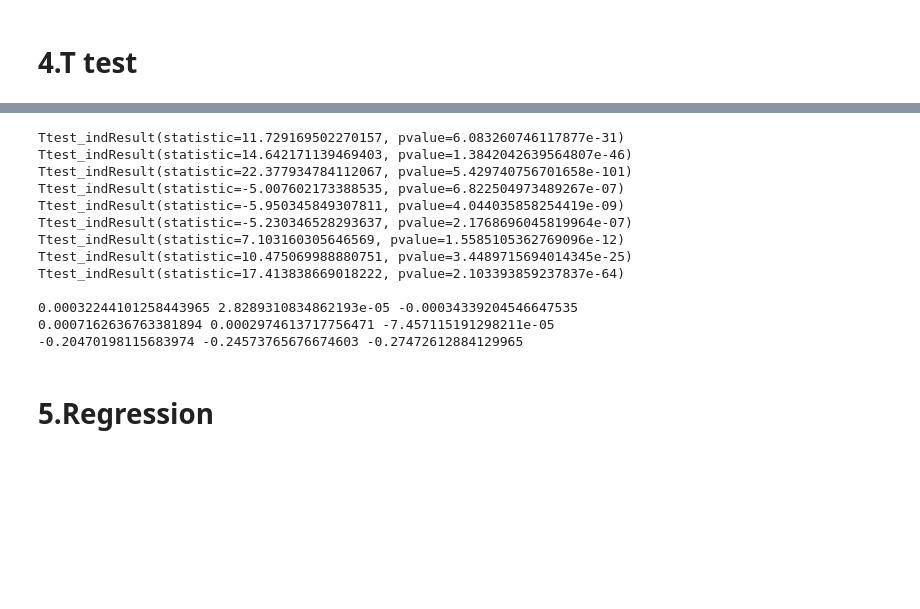
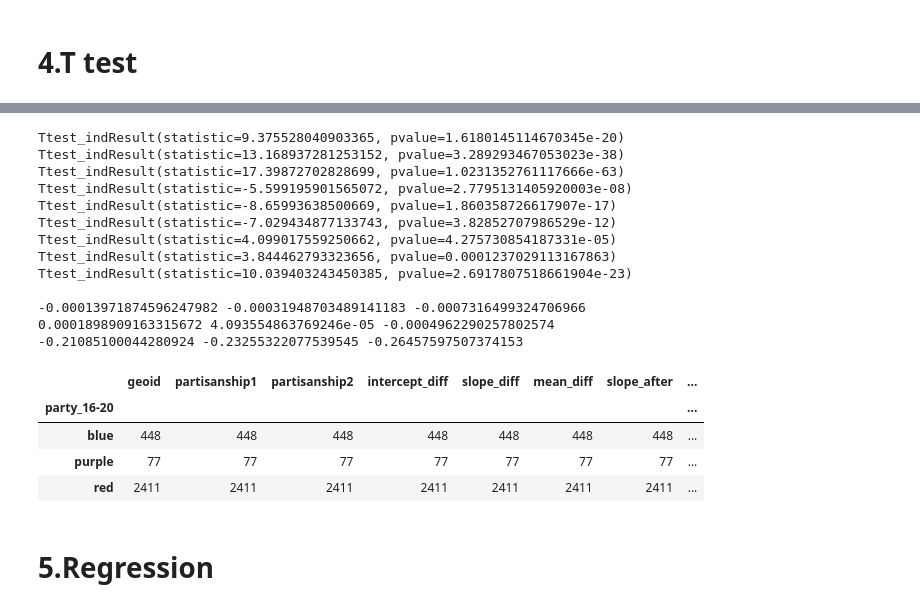
Before and after one commit to taoZurichLoaf/PartisanshipMobility, a Jupyter notebook: structural_break_analysis/StructuralBreak_County_GIScience2023.ipynb, the cells around one changed output, grey strips where cells are left out. Saved outputs shown, nothing was run; the diff lists cells and outputs as text; code cells hidden in the pictures; blank space fills up the shorter version.

```diff
--- a/structural_break_analysis/StructuralBreak_County_GIScience2023.ipynb
+++ b/structural_break_analysis/StructuralBreak_County_GIScience2023.ipynb
@@ -227,12 +265,19 @@ for item in np.array(county_break1):
     date = list(range(0, n))
     dates = np.array(date).reshape((-1,1))
 
+    # # scaled_flows as list
+    # y = df_tmp['scaled_flows'].tolist()
+    # total_before = np.array(y[0:int(item[1])]) # date before break point
+    # total_after = np.array(y[int(item[1]):n]) # date after break point
+    # date_before = np.array(list(range(0,int(item[1])))).reshape((-1, 1)) # flows before break point
+    # date_after = np.array(list(range(int(item[1]),n))).reshape((-1, 1)) # flows after break point
+
     # scaled_flows as list
     y = df_tmp['scaled_flows'].tolist()
-    total_before = np.array(y[0:int(item[1])]) # date before break point
-    total_after = np.array(y[int(item[1]):n]) # date after break point
-    date_before = np.array(list(range(0,int(item[1])))).reshape((-1, 1)) # flows before break point
-    date_after = np.array(list(range(int(item[1]),n))).reshape((-1, 1)) # flows after break point
+    total_before = np.array(y[2:45]) # date before break point
+    total_after = np.array(y[44:87]) # date after break point
+    date_before = np.array(list(range(2,45))).reshape((-1, 1)) # flows before break point
+    date_after = np.array(list(range(44,87))).reshape((-1, 1)) # flows after break point
 
     # linear regression
     model = LinearRegression().fit(dates, y) # entire data
@@ -245,9 +290,10 @@ for item in np.array(county_break1):
     # mean travel volume difference
     mean_diff = total_after.mean() - total_before.mean()
     # append to the list result
-    result.append([int(item[0]), df_tmp.partisanship.tolist()[0], float(intercept_diff), float(slope_diff), float(mean_diff), model_after.coef_[0], model_before.coef_[0]])
+    result.append([int(item[0]), df_tmp['party_16-20'].tolist()[0], df_tmp['partisanship'].tolist()[0], float(intercept_diff), float(slope_diff), float(mean_diff), model_after.coef_[0], model_before.coef_[0]])
 
-result = pd.DataFrame(result, columns = ['geoid', 'partisanship', 'intercept_diff', 'slope_diff', 'mean_diff', 'slope_after', 'slope_before'])
+result = pd.DataFrame(result, columns = ['geoid', 'partisanship1', 'partisanship2', 'intercept_diff',
+                                         'slope_diff', 'mean_diff', 'slope_after', 'slope_before'])
 # %% [markdown]
 ## visualization
 # %%
@@ -395,8 +423,15 @@ t_test(df, parameter='slope_after', parti1= 0, parti2 = 0, name1='Democratic', n
+# %%
+
+parti = c2020.drop_duplicates(subset=['geoid'])[['geoid', 'party_00-20',
+                                                  'party_04-20', 'party_08-20',
+                                                  'party_12-20', 'party_16-20']]
+result = pd.merge(result, parti, left_on = 'geoid', right_on = 'geoid')
 # %%
 import scipy
-red_df = result.loc[result.partisanship < -0.15]
-purple_df = result.loc[result.partisanship.abs() < 0.15]
-blue_df = result.loc[result.partisanship > 0.15]
+
+red_df = result.loc[result['party_00-20'] == 'red']
+purple_df = result.loc[result['party_00-20'] == 'purple']
+blue_df = result.loc[result['party_00-20'] == 'blue']
 
 print(scipy.stats.ttest_ind(red_df.slope_before, blue_df.slope_before))
 print(scipy.stats.ttest_ind(red_df.slope_after, blue_df.slope_after))
@@ -412,19 +447,27 @@ print(red_df.slope_before.mean(), purple_df.slope_before.mean(), blue_df.slope_b
 print(red_df.slope_after.mean(), purple_df.slope_after.mean(), blue_df.slope_after.mean())
 print(red_df.mean_diff.mean(), purple_df.mean_diff.mean(), blue_df.mean_diff.mean())
 # %% [output]
-Ttest_indResult(statistic=11.729169502270157, pvalue=6.083260746117877e-31)
-Ttest_indResult(statistic=14.642171139469403, pvalue=1.3842042639564807e-46)
-Ttest_indResult(statistic=22.377934784112067, pvalue=5.429740756701658e-101)
-Ttest_indResult(statistic=-5.007602173388535, pvalue=6.822504973489267e-07)
-Ttest_indResult(statistic=-5.950345849307811, pvalue=4.044035858254419e-09)
-Ttest_indResult(statistic=-5.230346528293637, pvalue=2.1768696045819964e-07)
-Ttest_indResult(statistic=7.103160305646569, pvalue=1.5585105362769096e-12)
-Ttest_indResult(statistic=10.475069988880751, pvalue=3.4489715694014345e-25)
-Ttest_indResult(statistic=17.413838669018222, pvalue=2.103393859237837e-64)
+Ttest_indResult(statistic=9.375528040903365, pvalue=1.6180145114670345e-20)
+Ttest_indResult(statistic=13.168937281253152, pvalue=3.289293467053023e-38)
+Ttest_indResult(statistic=17.39872702828699, pvalue=1.0231352761117666e-63)
+Ttest_indResult(statistic=-5.599195901565072, pvalue=2.7795131405920003e-08)
+Ttest_indResult(statistic=-8.65993638500669, pvalue=1.860358726617907e-17)
+Ttest_indResult(statistic=-7.029434877133743, pvalue=3.82852707986529e-12)
+Ttest_indResult(statistic=4.099017559250662, pvalue=4.275730854187331e-05)
+Ttest_indResult(statistic=3.844462793323656, pvalue=0.0001237029113167863)
+Ttest_indResult(statistic=10.039403243450385, pvalue=2.6917807518661904e-23)
 
-0.00032244101258443965 2.8289310834862193e-05 -0.00034339204546647535
-0.0007162636763381894 0.0002974613717756471 -7.457115191298211e-05
--0.20470198115683974 -0.24573765676674603 -0.27472612884129965
+-0.00013971874596247982 -0.00031948703489141183 -0.0007316499324706966
+0.0001898909163315672 4.093554863769246e-05 -0.0004962290257802574
+-0.21085100044280924 -0.23255322077539545 -0.26457597507374153
+# %%
+result.groupby(by ='party_16-20').count()
+# %% [output]
+|  | geoid | partisanship1 | partisanship2 | intercept_diff | slope_diff | mean_diff | slope_after | ... |
+| party_16-20 |  |  |  |  |  |  |  | ... |
+| blue | 448 | 448 | 448 | 448 | 448 | 448 | 448 | ... |
+| purple | 77 | 77 | 77 | 77 | 77 | 77 | 77 | ... |
+| red | 2411 | 2411 | 2411 | 2411 | 2411 | 2411 | 2411 | ... |
 # %% [markdown]
 # 5.Regression
 # %%
```
Also changed, not shown: parts of 9 cells of this notebook, 3 other files.
